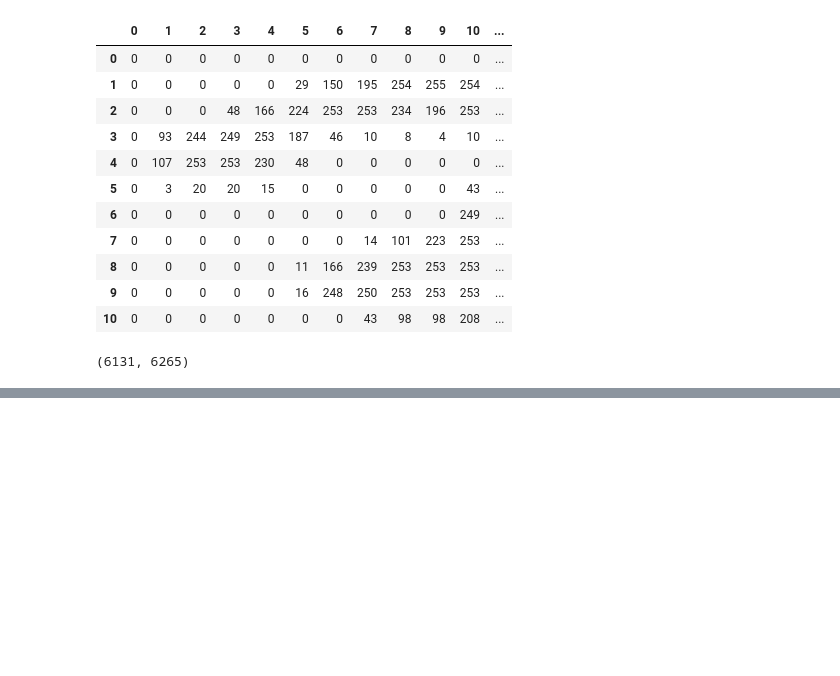
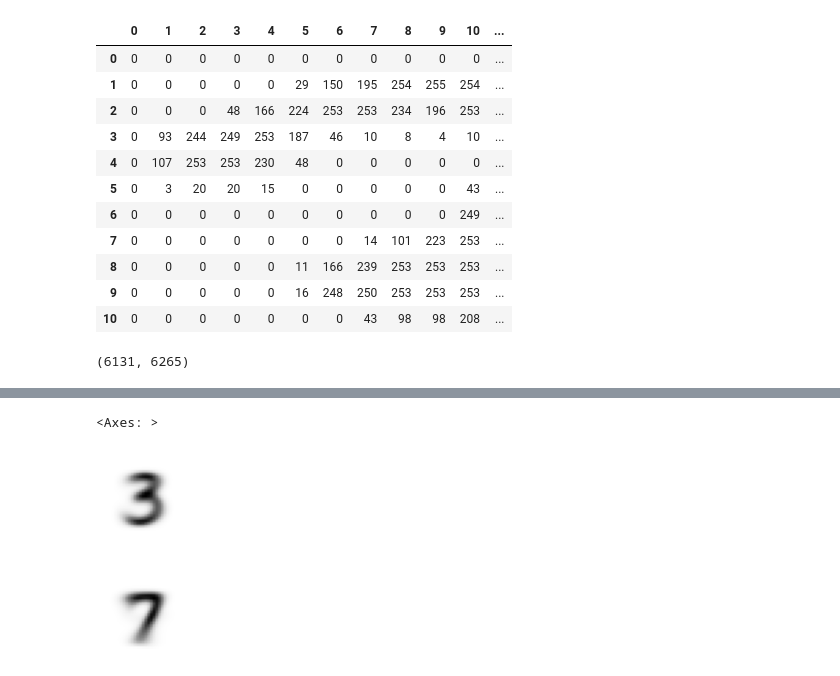
Before and after one commit to light-magician/ml-daily, a Jupyter notebook: code/fastai_book/mnist_basics.ipynb, the cells around one changed output, grey strips where cells are left out. Drawn from its saved outputs; the diff is of its cells as text; code cells hidden in the pictures; blank space fills up the shorter version.

```diff
--- a/code/fastai_book/mnist_basics.ipynb
+++ b/code/fastai_book/mnist_basics.ipynb
@@ -61,0 +85,10 @@ len(three_tensors),len(seven_tensors)
+# %%
+# whats the average pixel value of all 3s
+mean3 = stacked_threes.mean(0)
+show_image(mean3)
+mean7 = stacked_sevens.mean(0)
+show_image(mean7)
+# %% [output]
+<Axes: >
+[figure, added]
+[figure, added]
```
Also changed, not shown: parts of 22 cells of this notebook.
